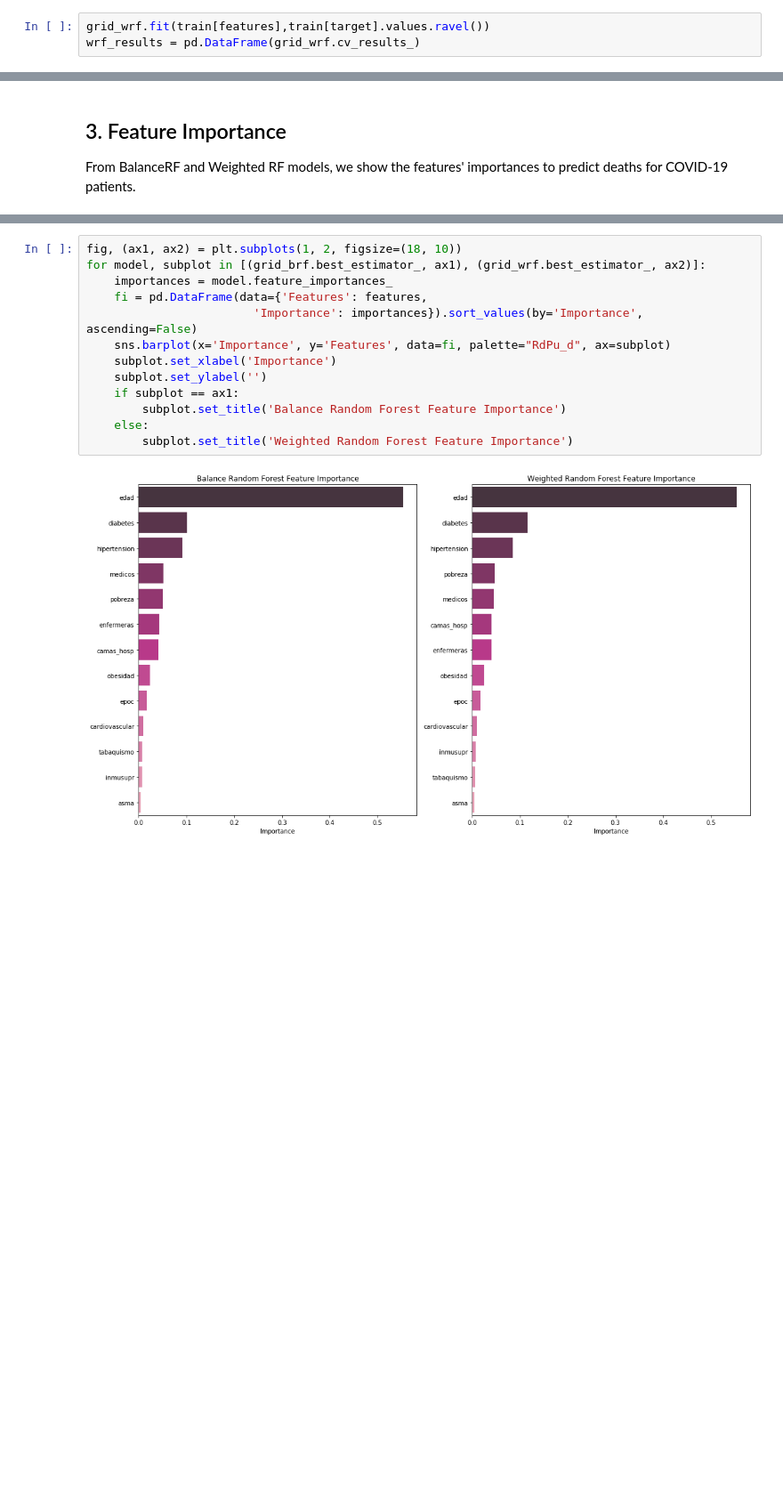
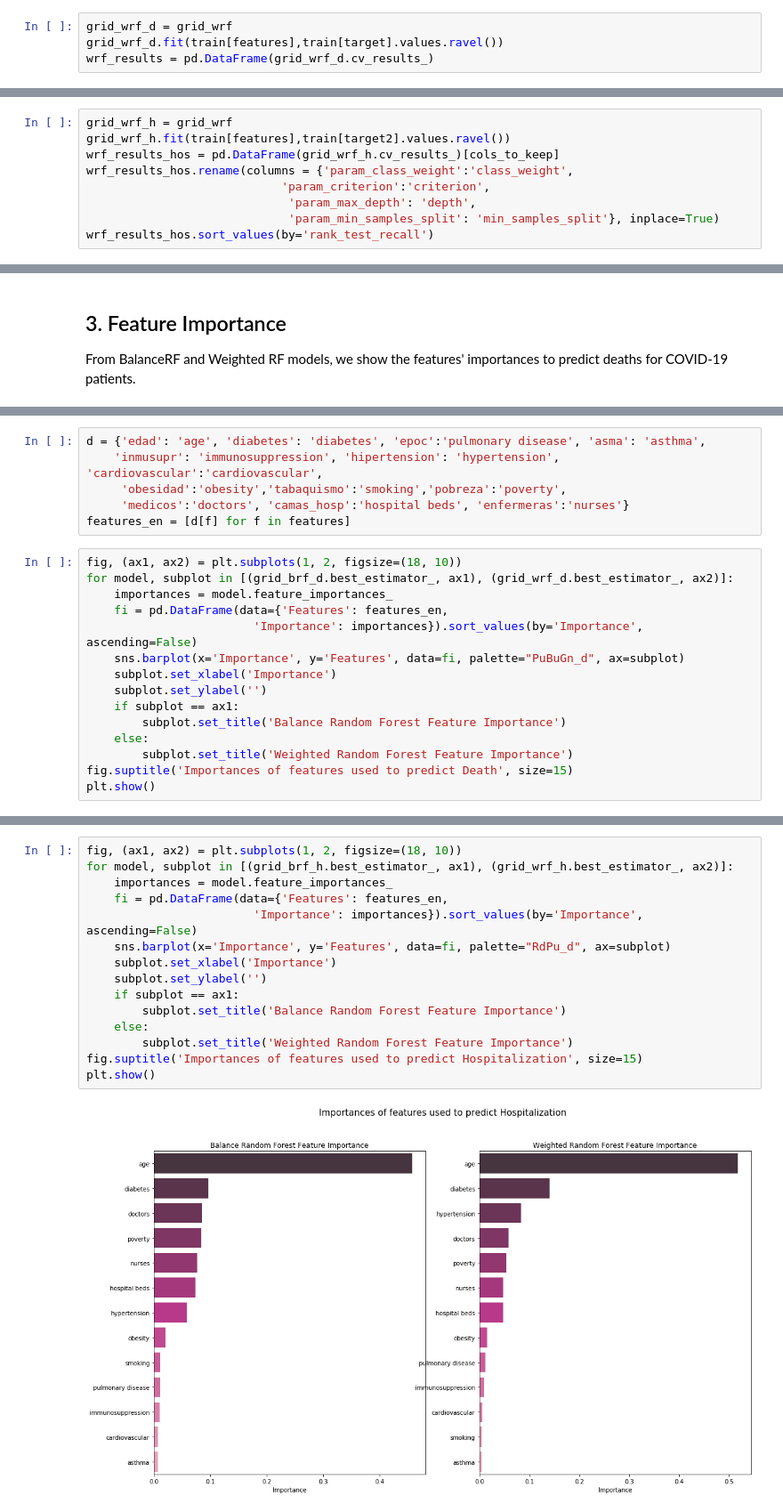
Before and after one commit to ml-project-2020/covid, a Jupyter notebook: Random Forest Model.ipynb, the cells around one changed output, grey strips where cells are left out. Shown at 89% size. Cells and saved outputs as stored; diff of their text form; blank space fills up the shorter version.

Commit message:
RF model results updated

```diff
--- a/Random Forest Model.ipynb
+++ b/Random Forest Model.ipynb
@@ -116,6 +217,7 @@ grid_wrf = GridSearchCV(estimator=RandomForestClassifier(random_state=0),
 # %%
-grid_wrf.fit(train[features],train[target].values.ravel())
-wrf_results = pd.DataFrame(grid_wrf.cv_results_)
+grid_wrf_d = grid_wrf
+grid_wrf_d.fit(train[features],train[target].values.ravel())
+wrf_results = pd.DataFrame(grid_wrf_d.cv_results_)
 # %%
 cols_to_keep = ['param_class_weight','param_criterion','param_max_depth', 'param_min_samples_split',
                 'rank_test_recall','mean_test_recall','mean_train_recall',
@@ -161,0 +261,9 @@ Model's F1 Score: 0.366
+# %%
+grid_wrf_h = grid_wrf
+grid_wrf_h.fit(train[features],train[target2].values.ravel())
+wrf_results_hos = pd.DataFrame(grid_wrf_h.cv_results_)[cols_to_keep]
+wrf_results_hos.rename(columns = {'param_class_weight':'class_weight',
+                            'param_criterion':'criterion',
+                             'param_max_depth': 'depth',
+                             'param_min_samples_split': 'min_samples_split'}, inplace=True)
+wrf_results_hos.sort_values(by='rank_test_recall')
@@ -165,0 +445,21 @@ From BalanceRF and Weighted RF models, we show the features' importances to pred
+# %%
+d = {'edad': 'age', 'diabetes': 'diabetes', 'epoc':'pulmonary disease', 'asma': 'asthma',
+    'inmusupr': 'immunosuppression', 'hipertension': 'hypertension', 'cardiovascular':'cardiovascular',
+     'obesidad':'obesity','tabaquismo':'smoking','pobreza':'poverty',
+     'medicos':'doctors', 'camas_hosp':'hospital beds', 'enfermeras':'nurses'}
+features_en = [d[f] for f in features]
+# %%
+fig, (ax1, ax2) = plt.subplots(1, 2, figsize=(18, 10))
+for model, subplot in [(grid_brf_d.best_estimator_, ax1), (grid_wrf_d.best_estimator_, ax2)]:
+    importances = model.feature_importances_
+    fi = pd.DataFrame(data={'Features': features_en,
+                        'Importance': importances}).sort_values(by='Importance', ascending=False)
+    sns.barplot(x='Importance', y='Features', data=fi, palette="PuBuGn_d", ax=subplot)
+    subplot.set_xlabel('Importance')
+    subplot.set_ylabel('')
+    if subplot == ax1:
+        subplot.set_title('Balance Random Forest Feature Importance')
+    else:
+        subplot.set_title('Weighted Random Forest Feature Importance')
+fig.suptitle('Importances of features used to predict Death', size=15)
+plt.show()
@@ -166,15 +470,17 @@ From BalanceRF and Weighted RF models, we show the features' importances to pred
 # %%
 fig, (ax1, ax2) = plt.subplots(1, 2, figsize=(18, 10))
-for model, subplot in [(grid_brf.best_estimator_, ax1), (grid_wrf.best_estimator_, ax2)]:
+for model, subplot in [(grid_brf_h.best_estimator_, ax1), (grid_wrf_h.best_estimator_, ax2)]:
     importances = model.feature_importances_
-    fi = pd.DataFrame(data={'Features': features,
+    fi = pd.DataFrame(data={'Features': features_en,
                         'Importance': importances}).sort_values(by='Importance', ascending=False)
     sns.barplot(x='Importance', y='Features', data=fi, palette="RdPu_d", ax=subplot)
     subplot.set_xlabel('Importance')
     subplot.set_ylabel('')
     if subplot == ax1:
         subplot.set_title('Balance Random Forest Feature Importance')
     else:
         subplot.set_title('Weighted Random Forest Feature Importance')
+fig.suptitle('Importances of features used to predict Hospitalization', size=15)
+plt.show()
 # %% [output]
-[figure, old version]
+[figure, new version]
```
Also changed, not shown: parts of 45 cells of this notebook.
